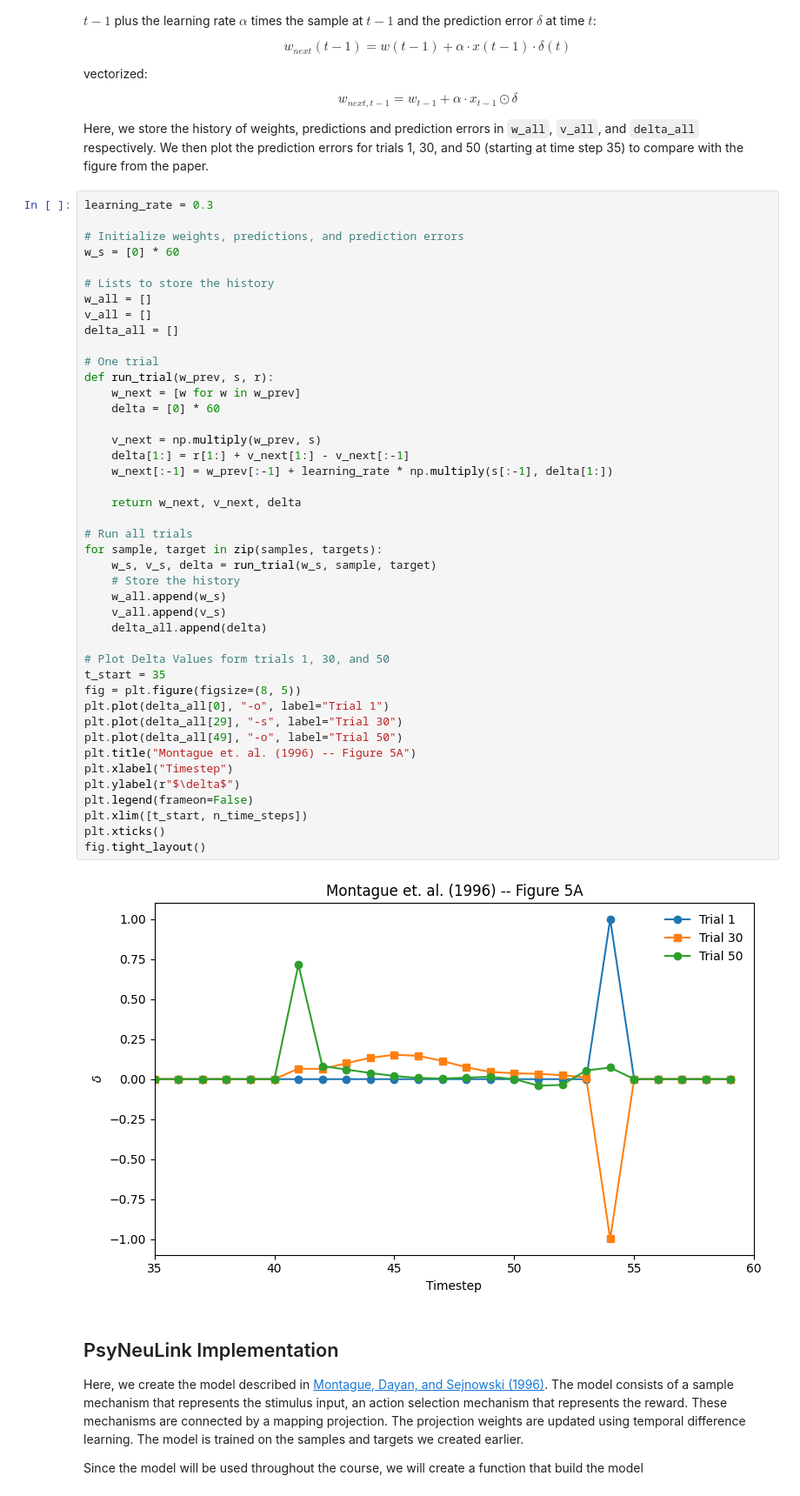
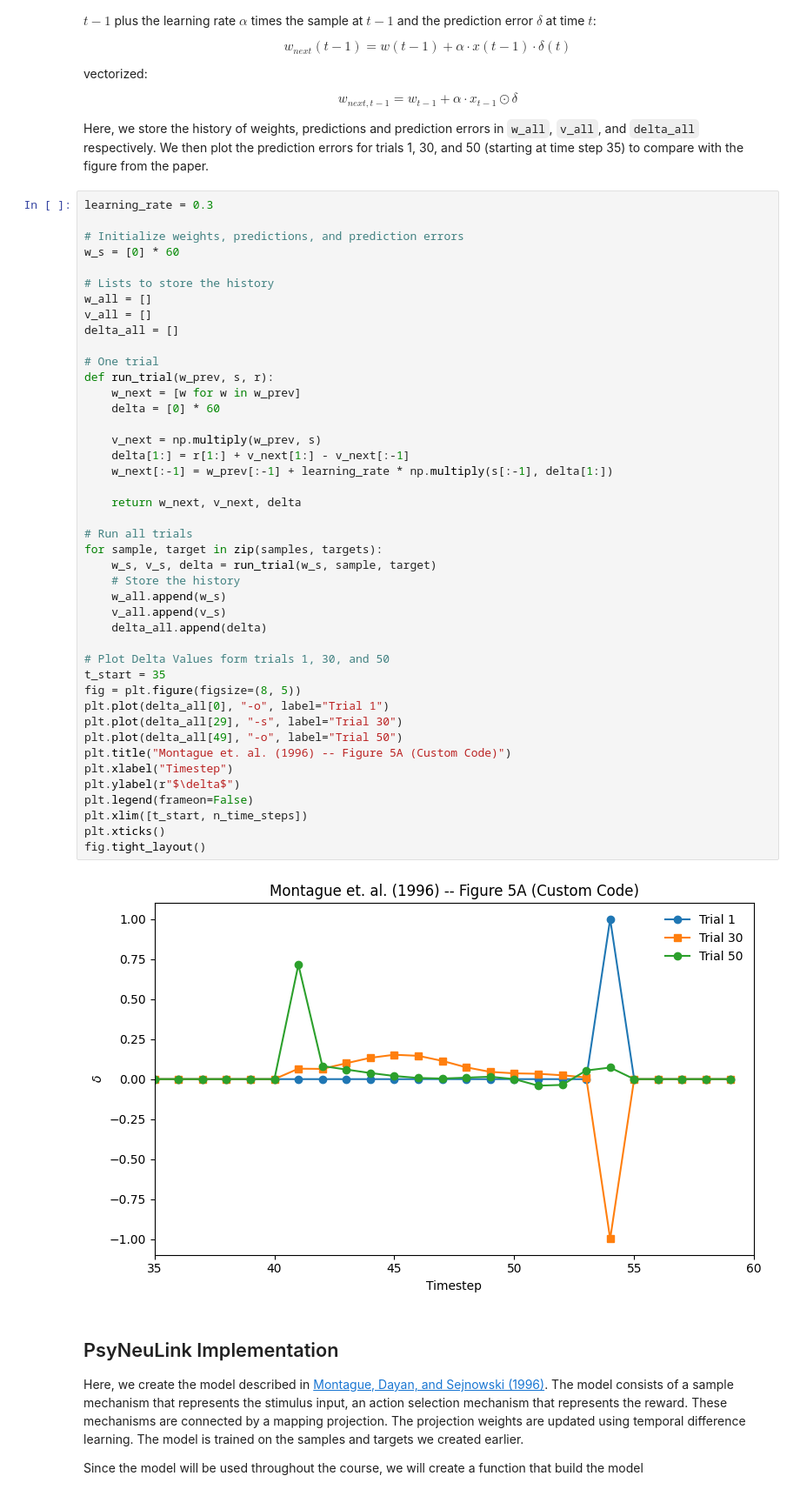
Before and after one commit to PrincetonUniversity/NEU-PSY-502, a Jupyter notebook: website/content/502B/Computation/Reinforcement Learning/notebooks/1 Reinforcement Learning.ipynb, the cells around one changed output. Shown at 87% size. Cells and saved outputs as stored; diff of their text form.

```diff
--- a/website/content/502B/Computation/Reinforcement Learning/notebooks/1 Reinforcement Learning.ipynb
+++ b/website/content/502B/Computation/Reinforcement Learning/notebooks/1 Reinforcement Learning.ipynb
@@ -188,35 +188,35 @@ def run_trial(w_prev, s, r):
     w_next = [w for w in w_prev]
     delta = [0] * 60
 
     v_next = np.multiply(w_prev, s)
     delta[1:] = r[1:] + v_next[1:] - v_next[:-1]
     w_next[:-1] = w_prev[:-1] + learning_rate * np.multiply(s[:-1], delta[1:])
 
     return w_next, v_next, delta
 
 # Run all trials
 for sample, target in zip(samples, targets):
     w_s, v_s, delta = run_trial(w_s, sample, target)
     # Store the history
     w_all.append(w_s)
     v_all.append(v_s)
     delta_all.append(delta)
 
 # Plot Delta Values form trials 1, 30, and 50
 t_start = 35
 fig = plt.figure(figsize=(8, 5))
 plt.plot(delta_all[0], "-o", label="Trial 1")
 plt.plot(delta_all[29], "-s", label="Trial 30")
 plt.plot(delta_all[49], "-o", label="Trial 50")
-plt.title("Montague et. al. (1996) -- Figure 5A")
+plt.title("Montague et. al. (1996) -- Figure 5A (Custom Code)")
 plt.xlabel("Timestep")
 plt.ylabel(r"$\delta$")
 plt.legend(frameon=False)
 plt.xlim([t_start, n_time_steps])
 plt.xticks()
 fig.tight_layout()
 # %% [output]
-[figure, old version]
+[figure, new version]
 # %% [markdown]
 ## PsyNeuLink Implementation
 
```
Also changed, not shown: parts of 24 cells of this notebook, 3 other files.
